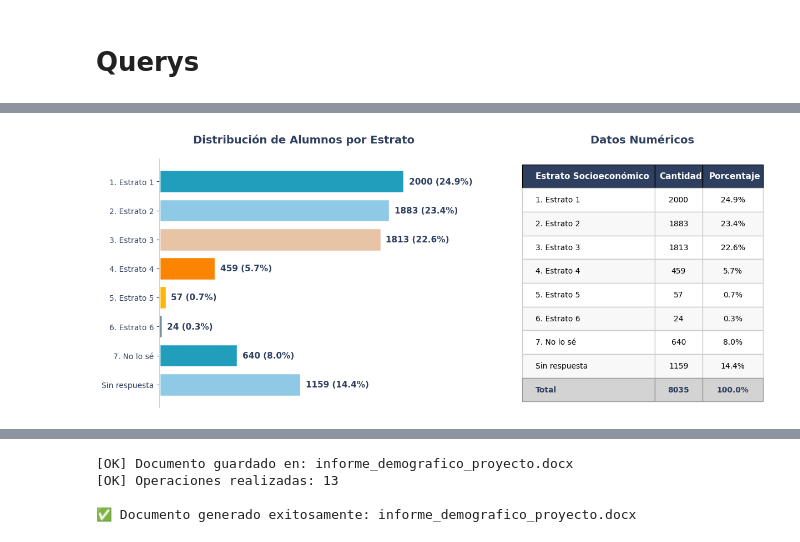
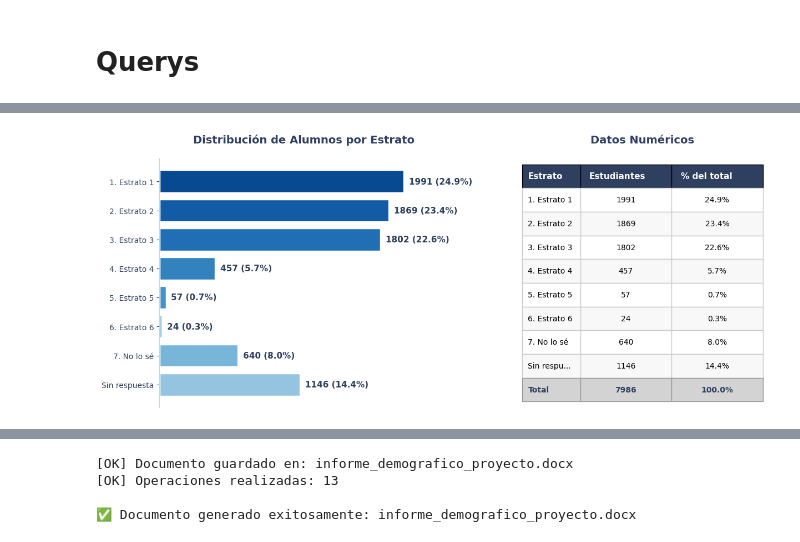
Before and after one commit to Crack-The-Code-Data/Resumen-automatico-de-cierre-de-proyectos, a Jupyter notebook: Notebook.ipynb, the cells around one changed output, grey strips where cells are left out. Cells and saved outputs as stored; diff of their text form; code cells hidden in the pictures.

```diff
--- a/Notebook.ipynb
+++ b/Notebook.ipynb
@@ -284,0 +529,2 @@ df_alumnos=dataframes.get('alumnos')
+# %%
+biblioteca = {}
@@ -678,0 +851,21 @@ fig_etnia = crear_grafico_distribucion(
+# %%
+dist_dispositivo=df_alumnos.groupby('dispositivo')['id'].nunique().reset_index()
+dist_dispositivo.columns =  ['Dispositivo', 'Estudiantes']
+dist_dispositivo['% del total'] = (dist_dispositivo['Estudiantes'] / dist_dispositivo['Estudiantes'].sum()*100).round(2)
+dist_dispositivo=dist_dispositivo.sort_values('Dispositivo')
+
+fig_dispositivo = crear_grafico_distribucion(
+    df_distribucion=dist_dispositivo,
+    col_categoria='Dispositivo',
+    col_cantidad='Estudiantes',
+    titulo_grafico='Distribución de Alumnos por uso de tecnologia',
+    label_y='',
+    colormap='Blues',
+    truncar_categorias=True
+)
+
+biblioteca['dispositivo'] = {
+    'name': 'distribucion_por_dispositivo',
+    'fig': fig_dispositivo,
+    'df': dist_dispositivo
+}
@@ -679,18 +874,24 @@ fig_etnia = crear_grafico_distribucion(
 # %%
 # 3. DISTRIBUCIÓN POR ESTRATO SOCIOECONÓMICO
-dist_estrato = df_alumnos['estrato_socioeconomico'].value_counts().reset_index()
-dist_estrato.columns = ['Estrato Socioeconómico', 'Cantidad']
-dist_estrato['Porcentaje'] = (dist_estrato['Cantidad'] / dist_estrato['Cantidad'].sum() * 100).round(2)
-dist_estrato = dist_estrato.sort_values('Estrato Socioeconómico')
+dist_estrato = df_alumnos.groupby('estrato_socioeconomico')['id'].nunique().reset_index()
+dist_estrato.columns = ['Estrato', 'Estudiantes']
+dist_estrato['Porcentaje'] = (dist_estrato['Estudiantes'] / dist_estrato['Estudiantes'].sum() * 100).round(2)
+dist_estrato = dist_estrato.sort_values('Estrato')
 
 fig_estrato = crear_grafico_distribucion(
     df_distribucion=dist_estrato,
-    col_categoria='Estrato Socioeconómico',
-    col_cantidad='Cantidad',
+    col_categoria='Estrato',
+    col_cantidad='Estudiantes',
     titulo_grafico='Distribución de Alumnos por Estrato',
     label_y='',
-    colormap=['#8ECAE6', '#219EBC', '#023047', '#FFB703', '#FB8500', '#E8C4A6'],
+    colormap='Blues',
     truncar_categorias=True
 )
+
+biblioteca['estrato'] = {
+    'name': 'Distribucion por estrato economico',
+    'fig': fig_estrato,
+    'df': dist_estrato
+}
 # %% [output]
-[figure, old version]
+[figure, new version]
```
Also changed, not shown: parts of 26 cells of this notebook, 2 other files.
